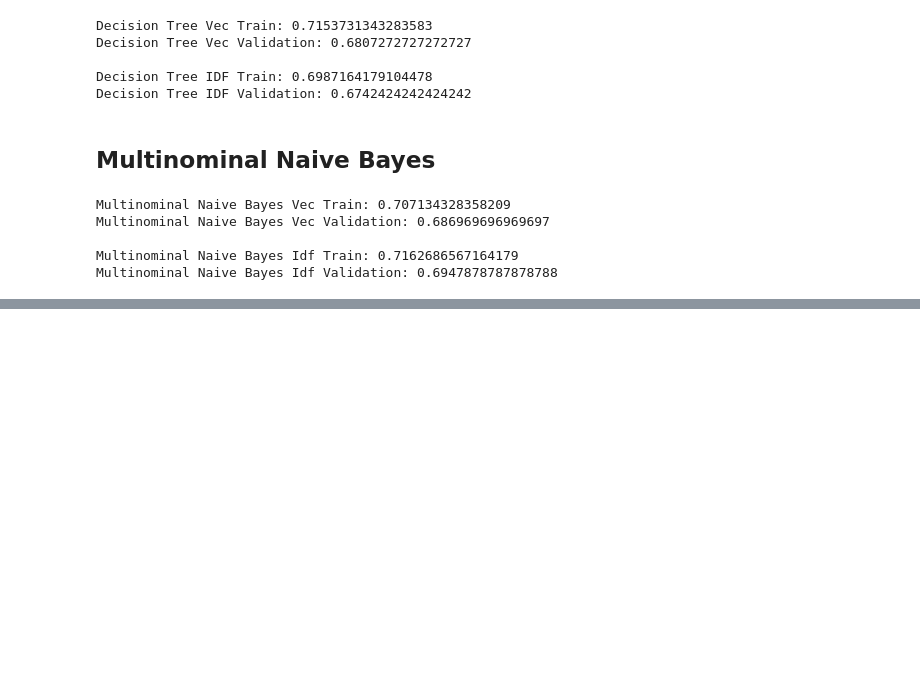
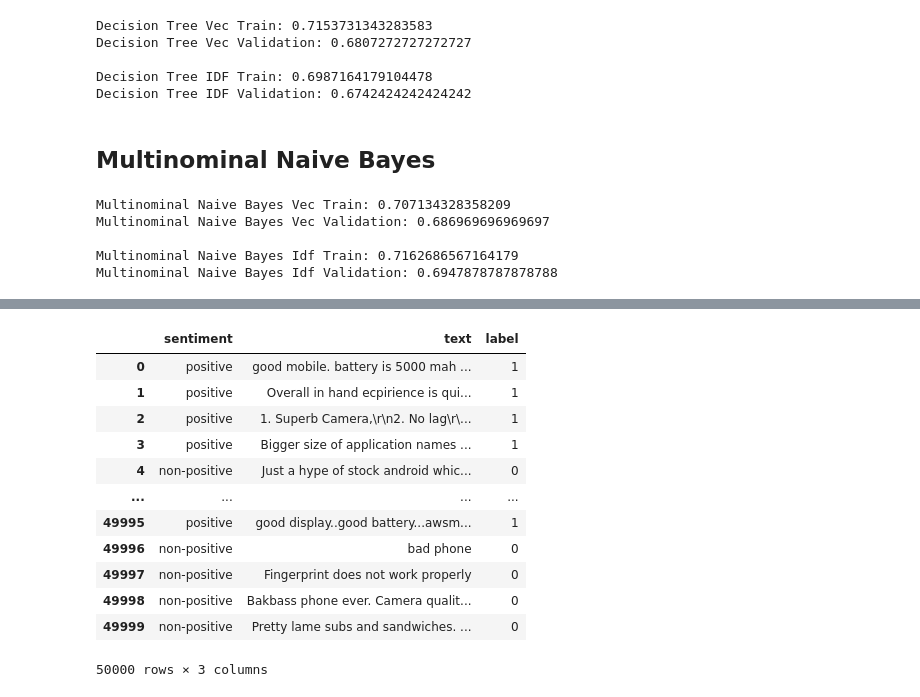
Before and after one commit to JordanFortney/sentimentNaturalLanguageProcessing, a Jupyter notebook: sentimentNLP.ipynb, the cells around one changed output, grey strips where cells are left out. Cells and saved outputs as stored; diff of their text form; code cells hidden in the pictures; blank space fills up the shorter version.

```diff
--- a/sentimentNLP.ipynb
+++ b/sentimentNLP.ipynb
@@ -1185,0 +1195,19 @@ Name: Accuracy, dtype: float64
+# %%
+binarySentTrain = sentTrain.copy()
+binarySentTrain['sentiment'].replace({'neutral':'non-positive', 'negative':'non-positive'}, inplace = True)
+binarySentTrain['label'].replace({1:0, 2:1}, inplace = True)
+binarySentTrain
+# %% [output]
+|  | sentiment | text | label |
+| 0 | positive | good mobile. battery is 5000 mah ... | 1 |
+| 1 | positive | Overall in hand ecpirience is qui... | 1 |
+| 2 | positive | 1. Superb Camera,\r\n2. No lag\r\... | 1 |
+| 3 | positive | Bigger size of application names ... | 1 |
+| 4 | non-positive | Just a hype of stock android whic... | 0 |
+| ... | ... | ... | ... |
+| 49995 | positive | good display..good battery...awsm... | 1 |
+| 49996 | non-positive | bad phone | 0 |
+| 49997 | non-positive | Fingerprint does not work properly | 0 |
+| 49998 | non-positive | Bakbass phone ever. Camera qualit... | 0 |
+| 49999 | non-positive | Pretty lame subs and sandwiches. ... | 0 |
+50000 rows × 3 columns
```
Also changed, not shown: parts of 26 cells of this notebook.
